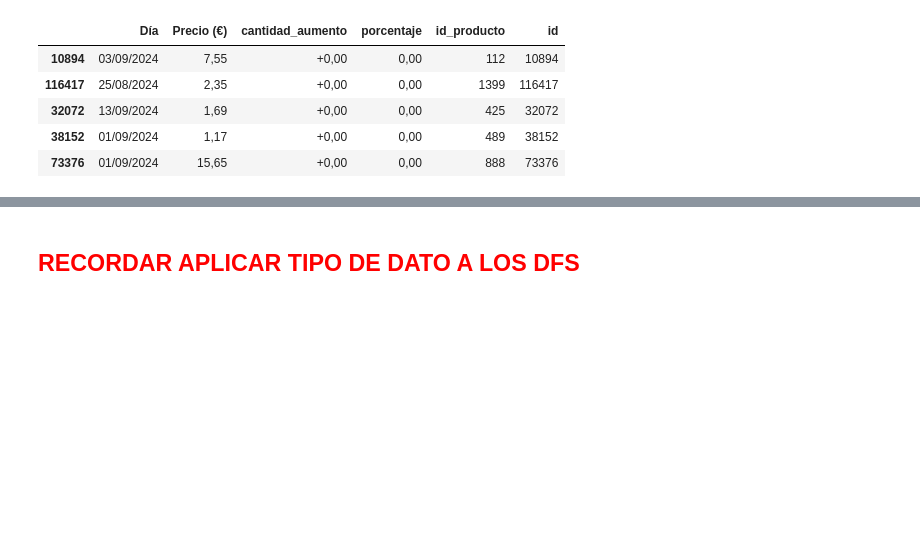
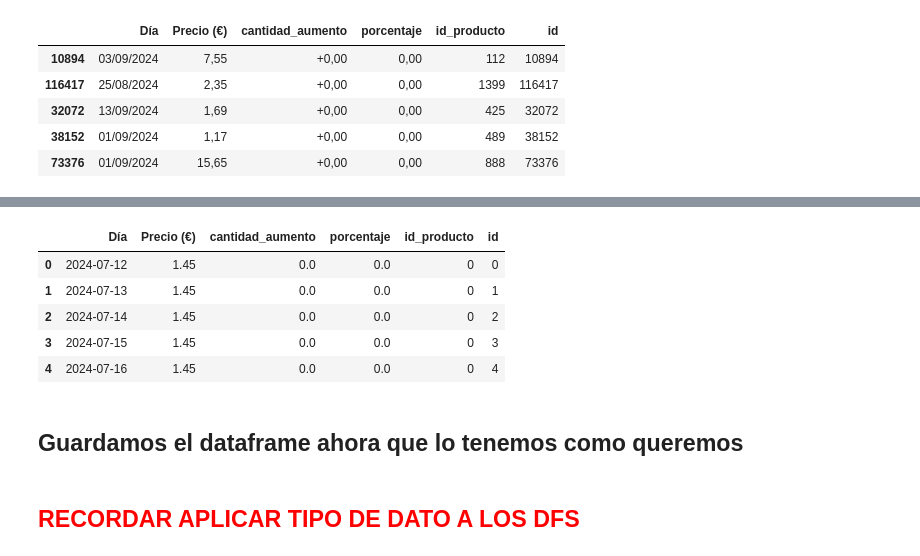
Before and after one commit to joseluisalmendral/Proyecto4-AnalisisFacua, a Jupyter notebook: notebooks/1_scrapping_de_datos.ipynb, the cells around one changed output, grey strips where cells are left out. Drawn from its saved outputs; the diff is of its cells as text; code cells hidden in the pictures; blank space fills up the shorter version.

```diff
--- a/notebooks/1_scrapping_de_datos.ipynb
+++ b/notebooks/1_scrapping_de_datos.ipynb
@@ -246,0 +268,3 @@ df_historico_sucio.to_csv(f'../datos/df_historico{fecha}.csv')
+# %%
+df_historico['porcentaje'] = df_historico['porcentaje'].str.replace(',','.').astype(float)
+df_historico['Precio (€)'] = df_historico['Precio (€)'].str.replace(',','.').astype(float)
@@ -246,0 +273,9 @@ df_historico_sucio.to_csv(f'../datos/df_historico{fecha}.csv')
+# %%
+def normalizar_cantidad_aumento(aumento):
+    aumento = aumento.replace(',','.')
+    if aumento.startswith('-'):
+        return float(aumento[1:]) * -1
+    else:
+        return float(aumento[1:])
+# %%
+df_historico['cantidad_aumento'] = df_historico['cantidad_aumento'].apply(normalizar_cantidad_aumento)
@@ -246,0 +284,13 @@ df_historico_sucio.to_csv(f'../datos/df_historico{fecha}.csv')
+# %%
+df_historico[['id_producto', 'id']] = df_historico[['id_producto', 'id']].astype(int)
+# %%
+df_historico.head()
+# %% [output]
+|  | Día | Precio (€) | cantidad_aumento | porcentaje | id_producto | id |
+| 0 | 2024-07-12 | 1.45 | 0.0 | 0.0 | 0 | 0 |
+| 1 | 2024-07-13 | 1.45 | 0.0 | 0.0 | 0 | 1 |
+| 2 | 2024-07-14 | 1.45 | 0.0 | 0.0 | 0 | 2 |
+| 3 | 2024-07-15 | 1.45 | 0.0 | 0.0 | 0 | 3 |
+| 4 | 2024-07-16 | 1.45 | 0.0 | 0.0 | 0 | 4 |
+# %% [markdown]
+## Guardamos el dataframe ahora que lo tenemos como queremos
```
Also changed, not shown: parts of 10 cells of this notebook, 1 other file.
